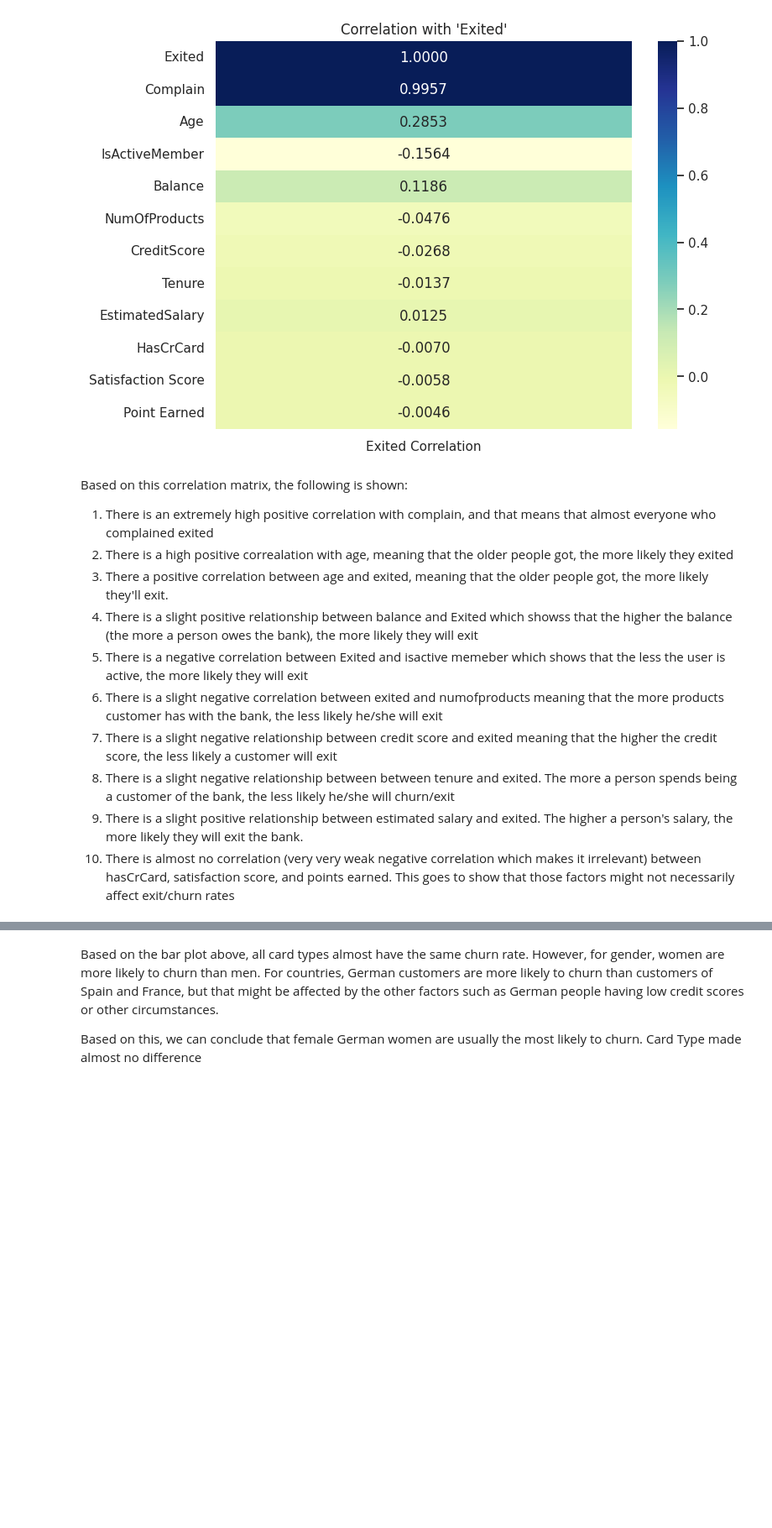
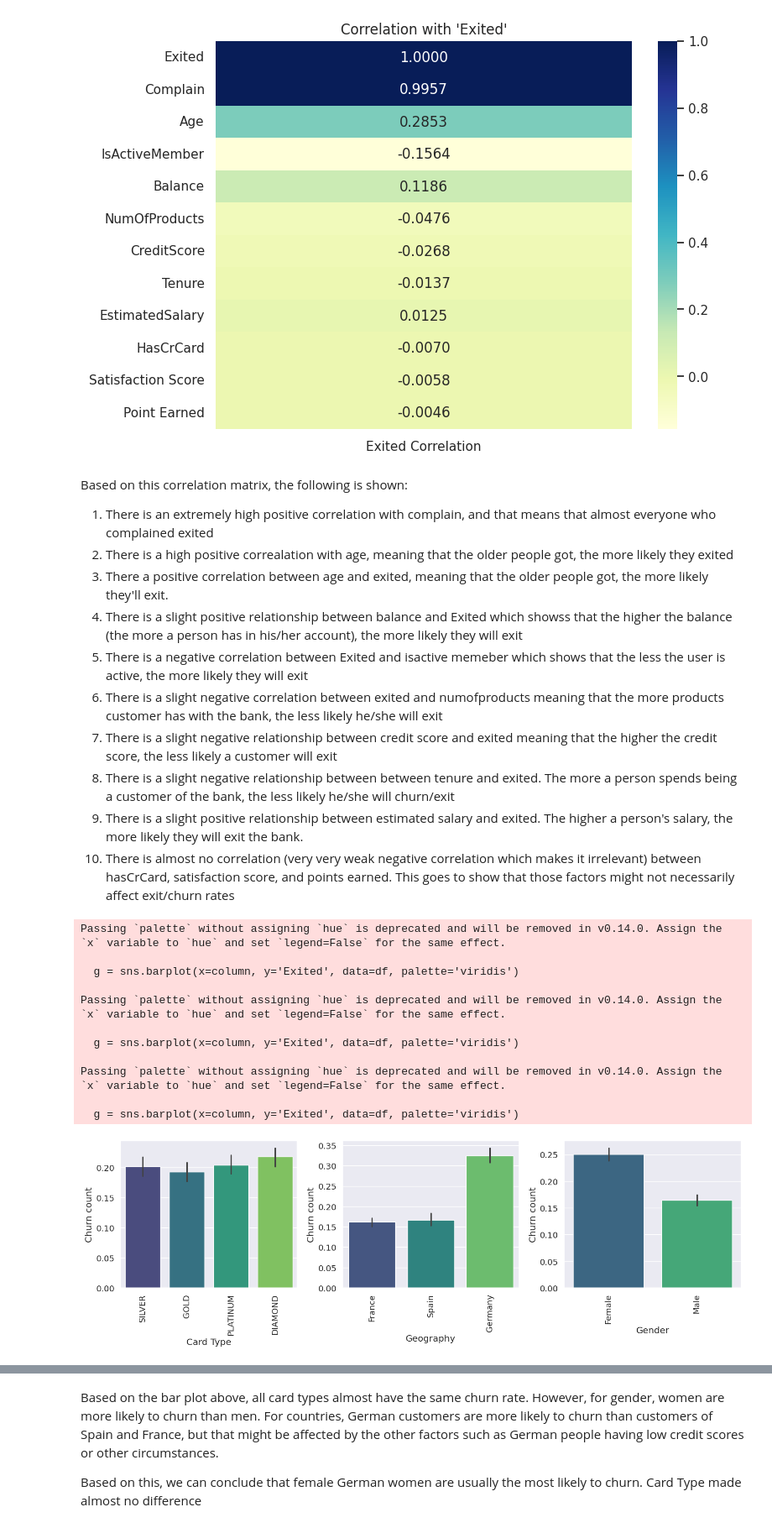
Before and after one commit to Jowayria-27/Artifical-Intelligence-Project, a Jupyter notebook: Customer_Churn.ipynb, the cells around one changed output, grey strips where cells are left out. Shown at 84% size. Drawn from its saved outputs; the diff is of its cells as text; code cells hidden in the pictures; blank space fills up the shorter version.

```diff
--- a/Customer_Churn.ipynb
+++ b/Customer_Churn.ipynb
@@ -211,3 +213,7 @@ df.head(10)
 | 7 | 376 | Germany | Female | 29 | 4 | 115046.74 | 4 | 1 | 0 | ... |
 | 8 | 501 | France | Male | 44 | 4 | 142051.07 | 2 | 0 | 1 | ... |
 | 9 | 684 | France | Male | 27 | 2 | 134603.88 | 1 | 1 | 1 | ... |
+# %%
+for column in df.columns:
+    print(f"{column} : {df[column].value_counts()}")
+    print("====================================")
@@ -213,0 +238,4 @@ df.head(10)
+# %%
+for column in df.columns:
+    print(f"{column}: Number of unique values {df[column].nunique()}")
+    print("==========================================================")
@@ -365,10 +411,52 @@ Based on this correlation matrix, the following is shown:
 1. There is an extremely high positive correlation with complain, and that means that almost everyone who complained exited
 2. There is a high positive correalation with age, meaning that the older people got, the more likely they exited
 3. There a positive correlation between age and exited, meaning that the older people got, the more likely they'll exit.
-4. There is a slight positive relationship between balance and Exited which showss that the higher the balance (the more a person owes the bank), the more likely they will exit
+4. There is a slight positive relationship between balance and Exited which showss that the higher the balance (the more a person has in his/her account), the more likely they will exit
 5. There is a negative correlation between Exited and isactive memeber which shows that the less the user is active, the more likely they will exit
 6. There is a slight negative correlation between exited and numofproducts meaning that the more products customer has with the bank, the less likely he/she will exit
 7. There is a slight negative relationship between credit score and exited meaning that the higher the credit score, the less likely a customer will exit
 8. There is a slight negative relationship between between tenure and exited. The more a person spends being a customer of the bank, the less likely he/she will churn/exit
 9. There is a slight positive relationship between estimated salary and exited. The higher a person's salary, the more likely they will exit the bank.
 10. There is almost no correlation (very very weak negative correlation which makes it irrelevant) between hasCrCard, satisfaction score, and points earned. This goes to show that those factors might not necessarily affect exit/churn rates
+# %%
+import math
+
+categorical_features = []
+categorical_features.append('Card Type')
+for column in df.columns:
+    if df[column].dtype == object:
+        categorical_features.append(column)
+
+
+# Plotting every feature average in relation to the "target"
+sns.set(font_scale=1.2)
+
+# Calculate the number of rows and columns for the grid based on the number of categorical features
+n_features = len(categorical_features)
+n_cols = 3  # You can set this to the number of columns you want
+n_rows = math.ceil(n_features / n_cols)
+
+plt.figure(figsize=(n_cols * 5, n_rows * 5))
+
+for i, column in enumerate(categorical_features, 1):
+    plt.subplot(n_rows, n_cols, i)
+    g = sns.barplot(x=column, y='Exited', data=df, palette='viridis')
+    g.set_xticklabels(g.get_xticklabels(), rotation=90)
+    plt.ylabel('Churn count')
+    plt.xlabel(f'{column}')
+
+plt.tight_layout()  # Adjust layout to prevent overlap
+plt.show()
+# %% [output]
+Passing `palette` without assigning `hue` is deprecated and will be removed in v0.14.0. Assign the `x` variable to `hue` and set `legend=False` for the same effect.
+
+  g = sns.barplot(x=column, y='Exited', data=df, palette='viridis')
+
+Passing `palette` without assigning `hue` is deprecated and will be removed in v0.14.0. Assign the `x` variable to `hue` and set `legend=False` for the same effect.
+
+  g = sns.barplot(x=column, y='Exited', data=df, palette='viridis')
+
+Passing `palette` without assigning `hue` is deprecated and will be removed in v0.14.0. Assign the `x` variable to `hue` and set `legend=False` for the same effect.
+
+  g = sns.barplot(x=column, y='Exited', data=df, palette='viridis')
+[figure, added]
```
Also changed, not shown: parts of 71 cells of this notebook.
